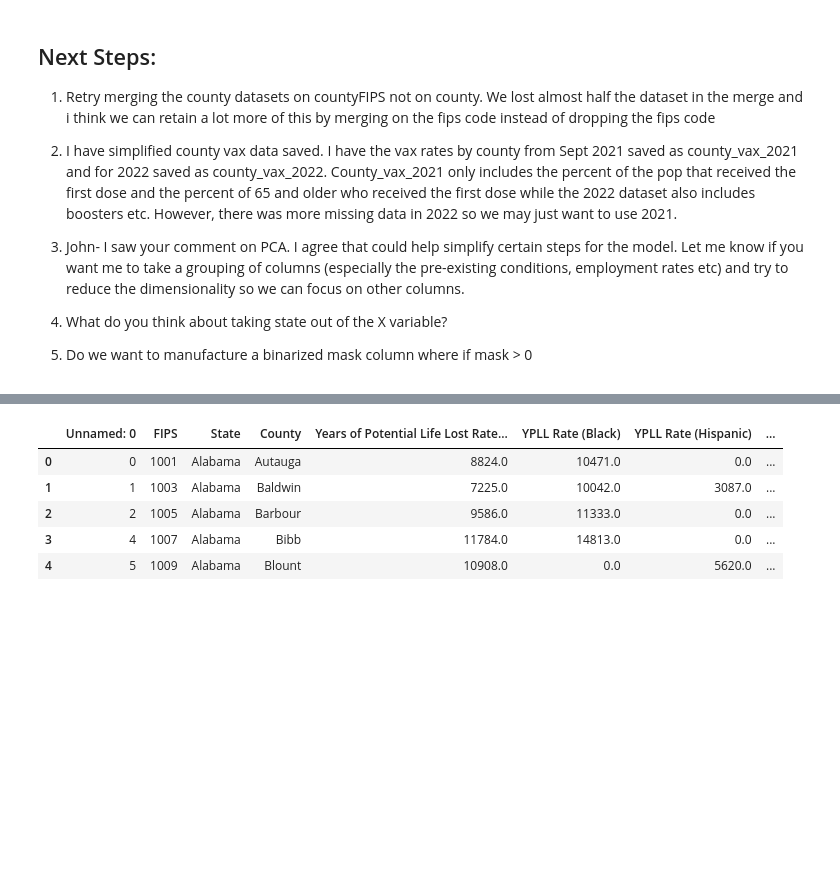
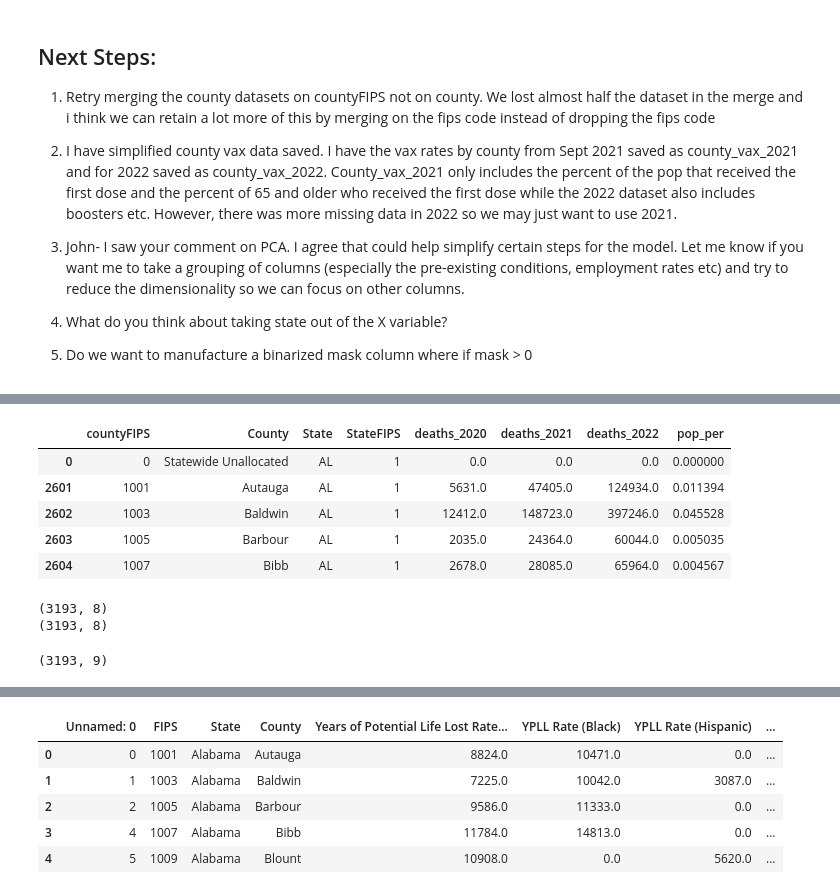
Before and after one commit to rafirahman27/Preparing_for_the_next_Pandemic, a Jupyter notebook: Modeling.ipynb, the cells around one changed output, grey strips where cells are left out. Drawn from its saved outputs; the diff is of its cells as text; code cells hidden in the pictures; blank space fills up the shorter version.

```diff
--- a/Modeling.ipynb
+++ b/Modeling.ipynb
@@ -47,0 +308,22 @@ from sklearn.ensemble import AdaBoostRegressor, GradientBoostingRegressor
+# %%
+columns_to_check_duplicates = ['countyFIPS', 'County_x', 'State_x', 'StateFIPS_x']
+
+county_deaths.drop_duplicates(subset=columns_to_check_duplicates, keep='first', inplace=True)
+
+county_deaths.rename(columns = {'County_x' : 'County', 'State_x': 'State', 'StateFIPS_x': 'StateFIPS'}, inplace =True)
+
+county_deaths = county_deaths.drop_duplicates()
+county_deaths.head()
+# %% [output]
+|  | countyFIPS | County | State | StateFIPS | deaths_2020 | deaths_2021 | deaths_2022 | pop_per |
+| 0 | 0 | Statewide Unallocated | AL | 1 | 0.0 | 0.0 | 0.0 | 0.000000 |
+| 2601 | 1001 | Autauga | AL | 1 | 5631.0 | 47405.0 | 124934.0 | 0.011394 |
+| 2602 | 1003 | Baldwin | AL | 1 | 12412.0 | 148723.0 | 397246.0 | 0.045528 |
+| 2603 | 1005 | Barbour | AL | 1 | 2035.0 | 24364.0 | 60044.0 | 0.005035 |
+| 2604 | 1007 | Bibb | AL | 1 | 2678.0 | 28085.0 | 65964.0 | 0.004567 |
+# %%
+print(county_deaths.shape)
+print(county_cases.shape)
+# %% [output]
+(3193, 8)
+(3193, 8)
@@ -47,0 +335,4 @@ from sklearn.ensemble import AdaBoostRegressor, GradientBoostingRegressor
+# %%
+cases_deaths.shape
+# %% [output]
+(3193, 9)
```
Also changed, not shown: parts of 56 cells of this notebook.
